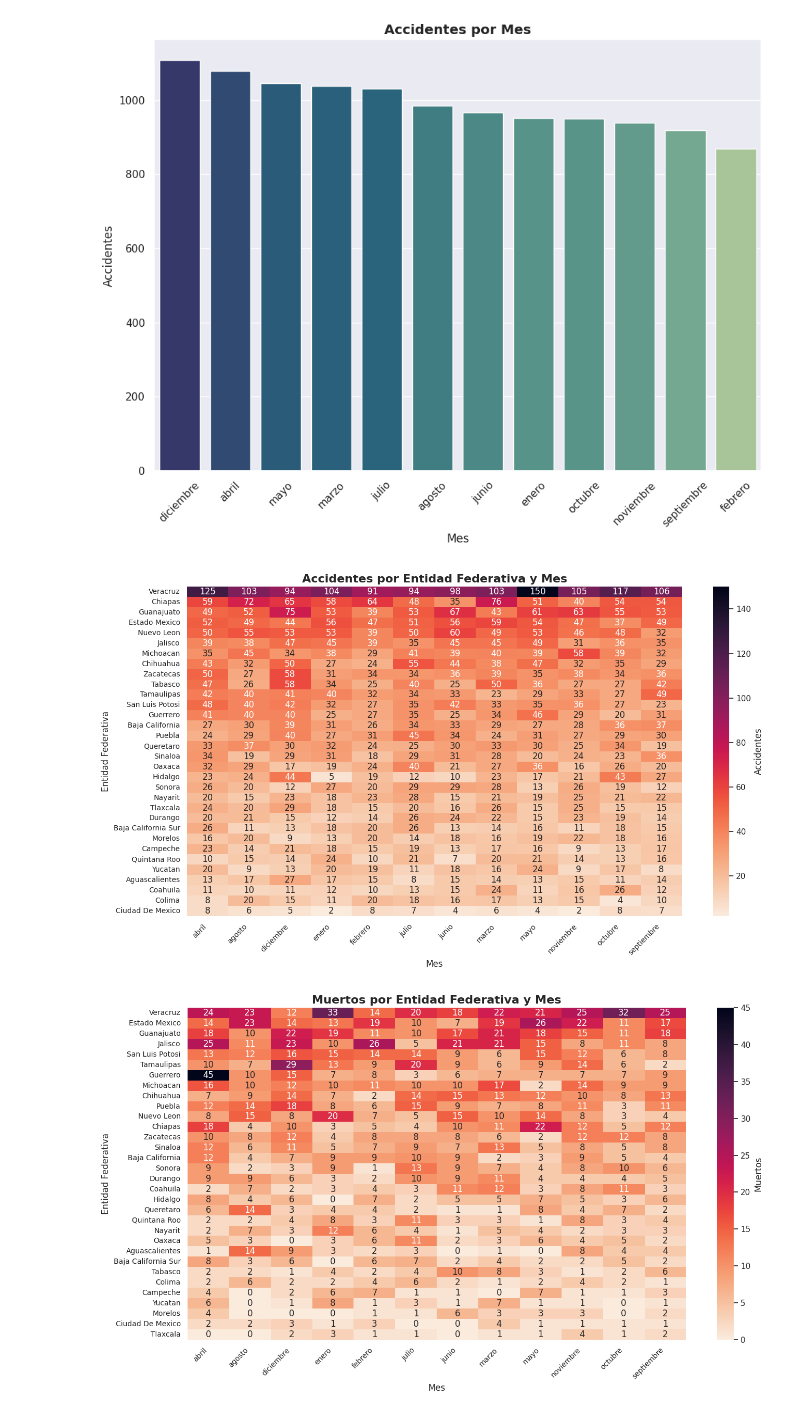
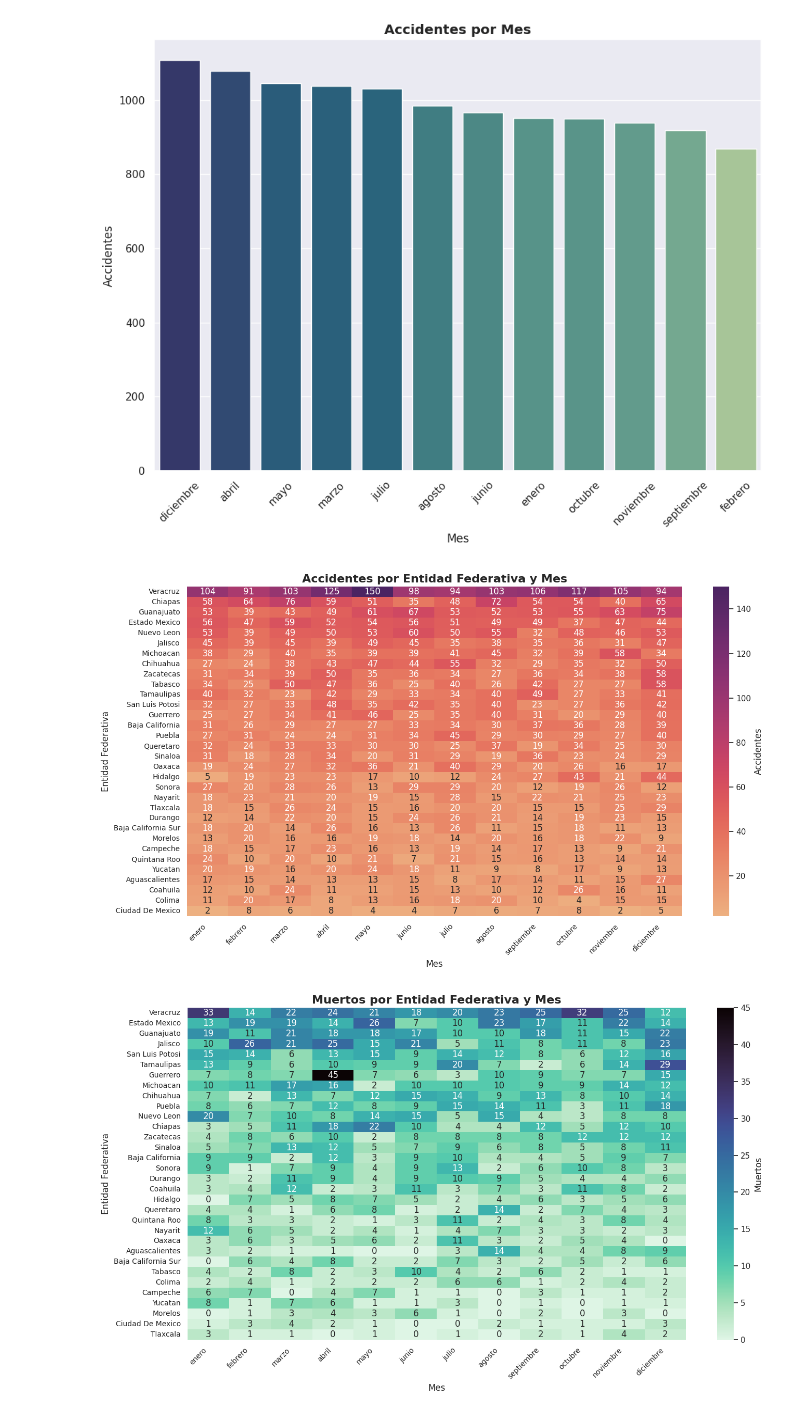
Before and after one commit to AndrsGzRo/mx-traffic-accidents-eda-ml, a Jupyter notebook: MX_TRAFFIC_ACCIDENTS.ipynb, the cells around one changed output. Saved outputs shown, nothing was run; the diff lists cells and outputs as text; code cells hidden in the pictures.

```diff
--- a/MX_TRAFFIC_ACCIDENTS.ipynb
+++ b/MX_TRAFFIC_ACCIDENTS.ipynb
@@ -212,11 +256,17 @@ df_heatmap = (
 )
 df_heatmap = df_heatmap.loc[df.groupby('entidad_federativa')['accidentes'].sum().
                             sort_values(ascending=False).index]
+
+orden_meses = [
+    'enero','febrero','marzo','abril','mayo','junio',
+    'julio','agosto','septiembre','octubre','noviembre','diciembre'
+]
+df_heatmap = df_heatmap[orden_meses]
 plt.figure(figsize=(14,8))
 sns.heatmap(
     df_heatmap,
     annot=True,
-    cmap='rocket_r',
+    cmap='flare',
     fmt='g',
     cbar_kws={'label':'Accidentes'}
 )
@@ -228,27 +278,28 @@ plt.title('Accidentes por Entidad Federativa y Mes',fontsize=16,fontweight='bold
 plt.tight_layout()
 plt.show()
 # %% [output]
-[figure, old version]
+[figure, new version]
 # %%
 df_heatmap_mu = (
     df.groupby(['entidad_federativa','mes'])['muertos'].sum().unstack()
 )
 df_heatmap_mu = df_heatmap_mu.loc[df.groupby('entidad_federativa')['muertos'].sum().
                             sort_values(ascending=False).index]
+df_heatmap_mu = df_heatmap_mu[orden_meses]
 plt.figure(figsize=(14,8))
 sns.heatmap(
     df_heatmap_mu,
     annot=True,
-    cmap='rocket_r',
+    cmap='mako_r',
     fmt='g',
     cbar_kws={'label':'Muertos'}
 )
 plt.xlabel('Mes',fontsize=12)
 plt.xticks(rotation=45,ha='right',fontsize=10)
 plt.yticks(rotation=0,fontsize=10)
 plt.ylabel('Entidad Federativa',fontsize=12)
 plt.title('Muertos por Entidad Federativa y Mes',fontsize=16,fontweight='bold')
 plt.tight_layout()
 plt.show()
 # %% [output]
-[figure, old version]
+[figure, new version]
```
Also changed, not shown: parts of 9 cells of this notebook.
